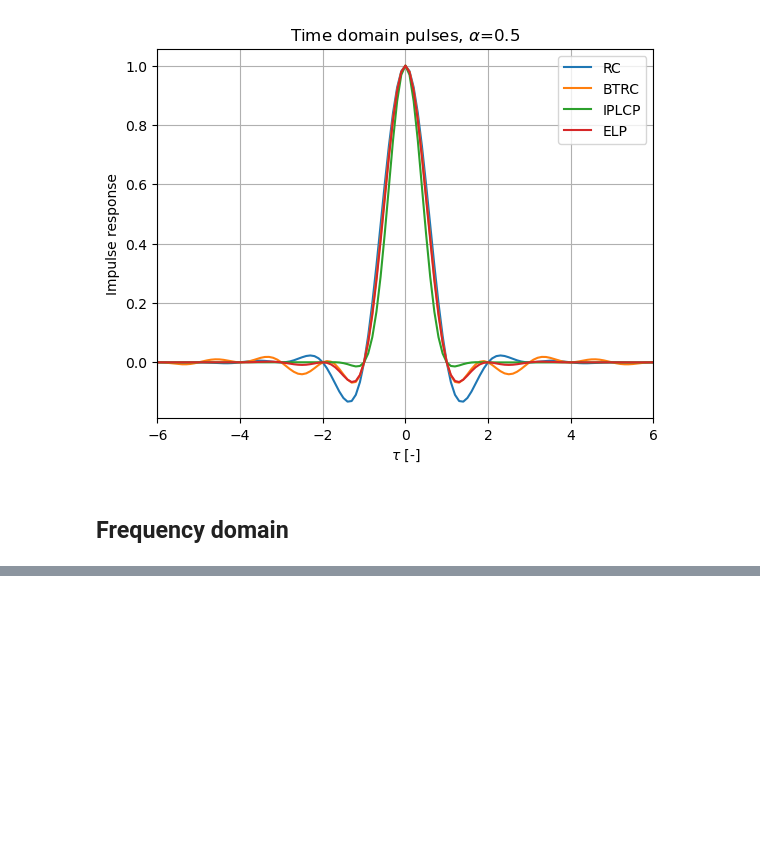
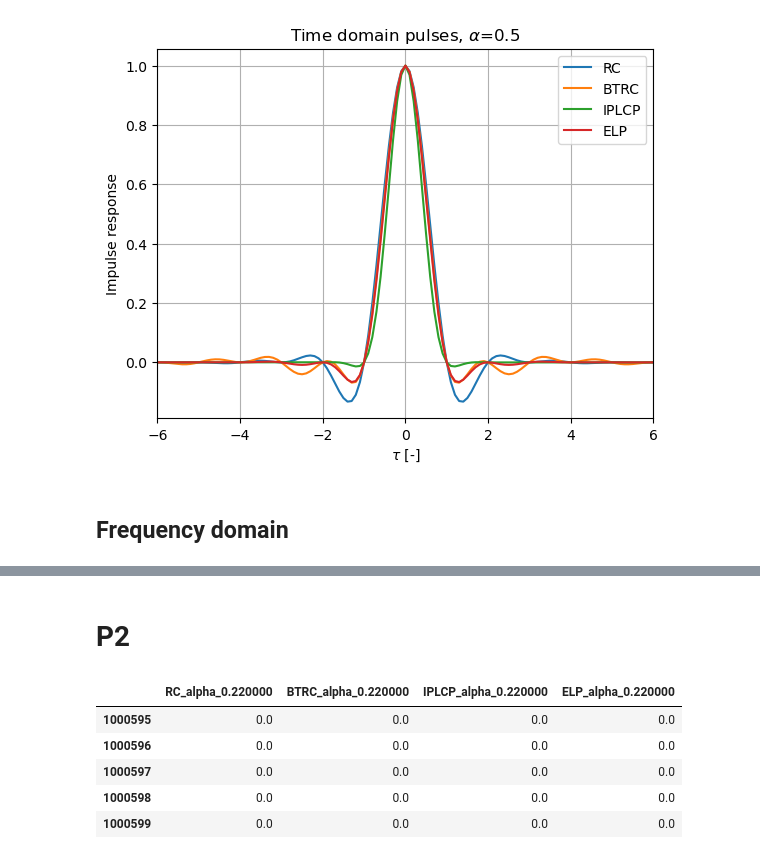
Before and after one commit to DiegoSanzB/EL7041_Project_1, a Jupyter notebook: plot.ipynb, the cells around one changed output, grey strips where cells are left out. Saved outputs shown, nothing was run; the diff lists cells and outputs as text; code cells hidden in the pictures; blank space fills up the shorter version.

```diff
--- a/plot.ipynb
+++ b/plot.ipynb
@@ -118,2 +117,17 @@ fig1.savefig(SAVEDIR + "freq_domain_022.pdf")
 [figure]
 [figure]
+# %% [markdown]
+# P2
+# %%
+data_eye = pd.read_csv("results/P2_results.csv")
+data_eye.drop(columns=["Unnamed: 4"], inplace=True)
+data_eye.tail()
+# # Get data titles as a list
+# titles = data_time.columns.tolist()
+# %% [output]
+|  | RC_alpha_0.220000 | BTRC_alpha_0.220000 | IPLCP_alpha_0.220000 | ELP_alpha_0.220000 |
+| 1000595 | 0.0 | 0.0 | 0.0 | 0.0 |
+| 1000596 | 0.0 | 0.0 | 0.0 | 0.0 |
+| 1000597 | 0.0 | 0.0 | 0.0 | 0.0 |
+| 1000598 | 0.0 | 0.0 | 0.0 | 0.0 |
+| 1000599 | 0.0 | 0.0 | 0.0 | 0.0 |
```
Also changed, not shown: parts of 3 cells of this notebook, 6 other files.
